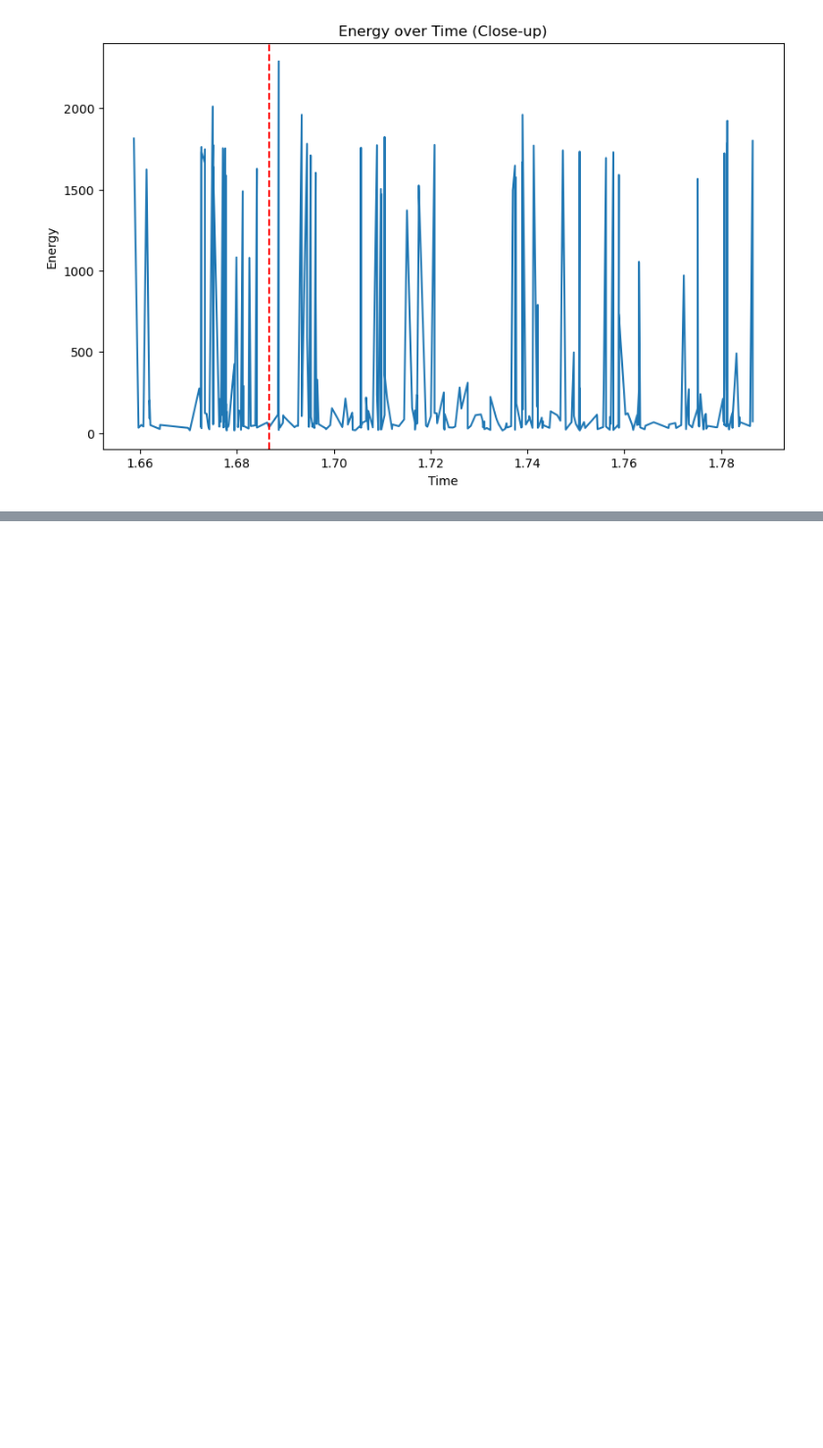
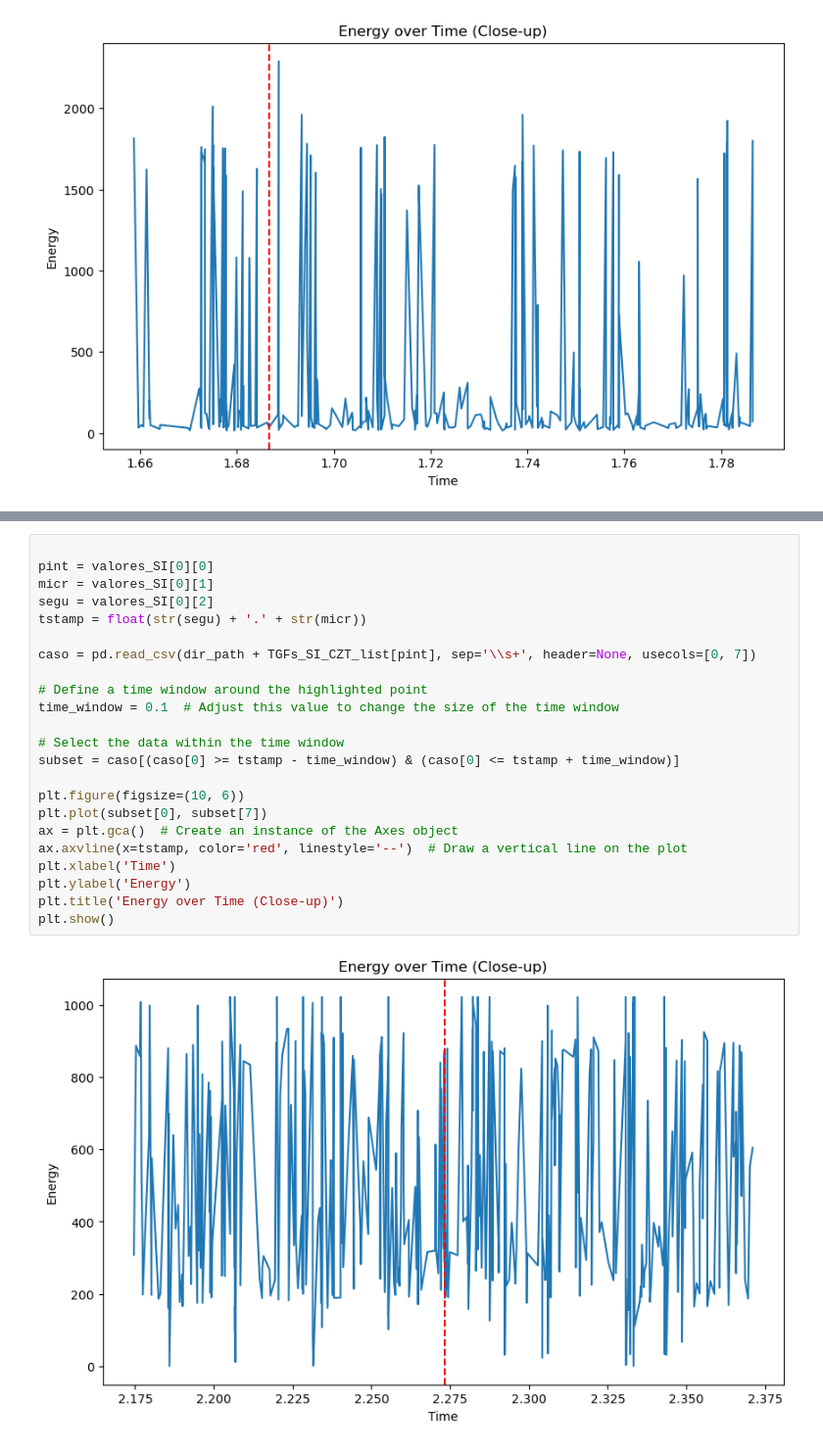
Before and after one commit to Carsanpo/Entregas_RNN, a Jupyter notebook: Entregable_3.ipynb, the cells around one changed output, grey strips where cells are left out. Shown at 98% size. Cells and saved outputs as stored; diff of their text form; blank space fills up the shorter version.

Commit message:
más imagenes de donde están los triggers

```diff
--- a/Entregable_3.ipynb
+++ b/Entregable_3.ipynb
@@ -250,0 +369,25 @@ valores.append((ind, microsegundos, segundo_encontrado))
+# %%
+
+pint = valores_SI[0][0]
+micr = valores_SI[0][1]
+segu = valores_SI[0][2]
+tstamp = float(str(segu) + '.' + str(micr))
+
+caso = pd.read_csv(dir_path + TGFs_SI_CZT_list[pint], sep='\\s+', header=None, usecols=[0, 7])
+
+# Define a time window around the highlighted point
+time_window = 0.1  # Adjust this value to change the size of the time window
+
+# Select the data within the time window
+subset = caso[(caso[0] >= tstamp - time_window) & (caso[0] <= tstamp + time_window)]
+
+plt.figure(figsize=(10, 6))
+plt.plot(subset[0], subset[7])
+ax = plt.gca()  # Create an instance of the Axes object
+ax.axvline(x=tstamp, color='red', linestyle='--')  # Draw a vertical line on the plot
+plt.xlabel('Time')
+plt.ylabel('Energy')
+plt.title('Energy over Time (Close-up)')
+plt.show()
+# %% [output]
+[figure, added]
```
Also changed, not shown: parts of 6 cells of this notebook.
